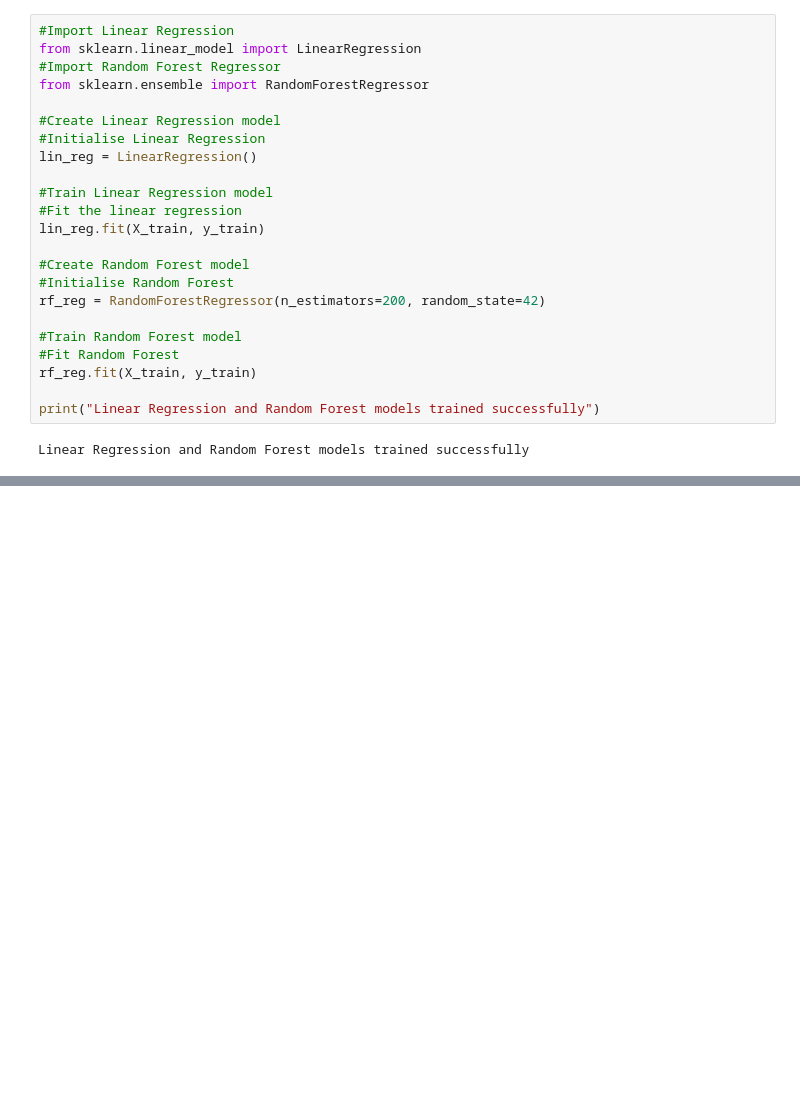
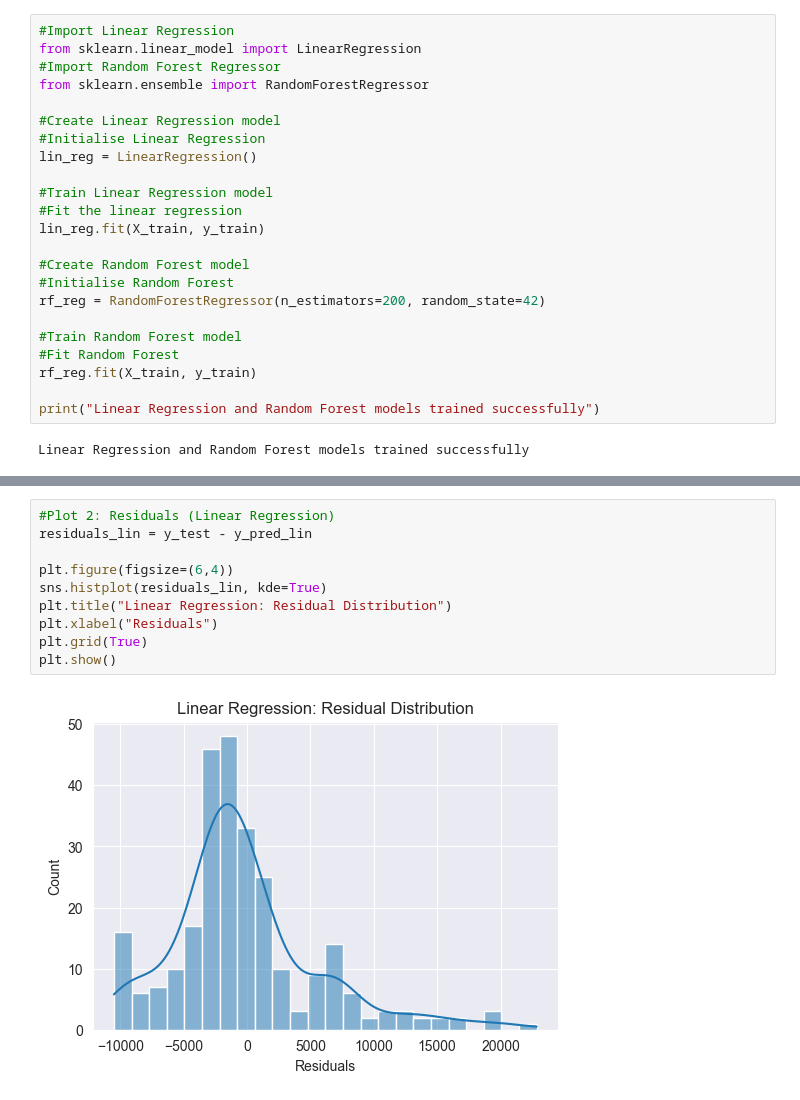
Before and after one commit to yathukamal/Regression, a Jupyter notebook: Insurance_regression.ipynb, the cells around one changed output, grey strips where cells are left out. Drawn from its saved outputs; the diff is of its cells as text; blank space fills up the shorter version.

```diff
--- a/Insurance_regression.ipynb
+++ b/Insurance_regression.ipynb
@@ -203,0 +263,12 @@ Linear Regression and Random Forest models trained successfully
+# %%
+#Plot 2: Residuals (Linear Regression)
+residuals_lin = y_test - y_pred_lin
+
+plt.figure(figsize=(6,4))
+sns.histplot(residuals_lin, kde=True)
+plt.title("Linear Regression: Residual Distribution")
+plt.xlabel("Residuals")
+plt.grid(True)
+plt.show()
+# %% [output]
+[figure, added]
```
Also changed, not shown: parts of 6 cells of this notebook.
